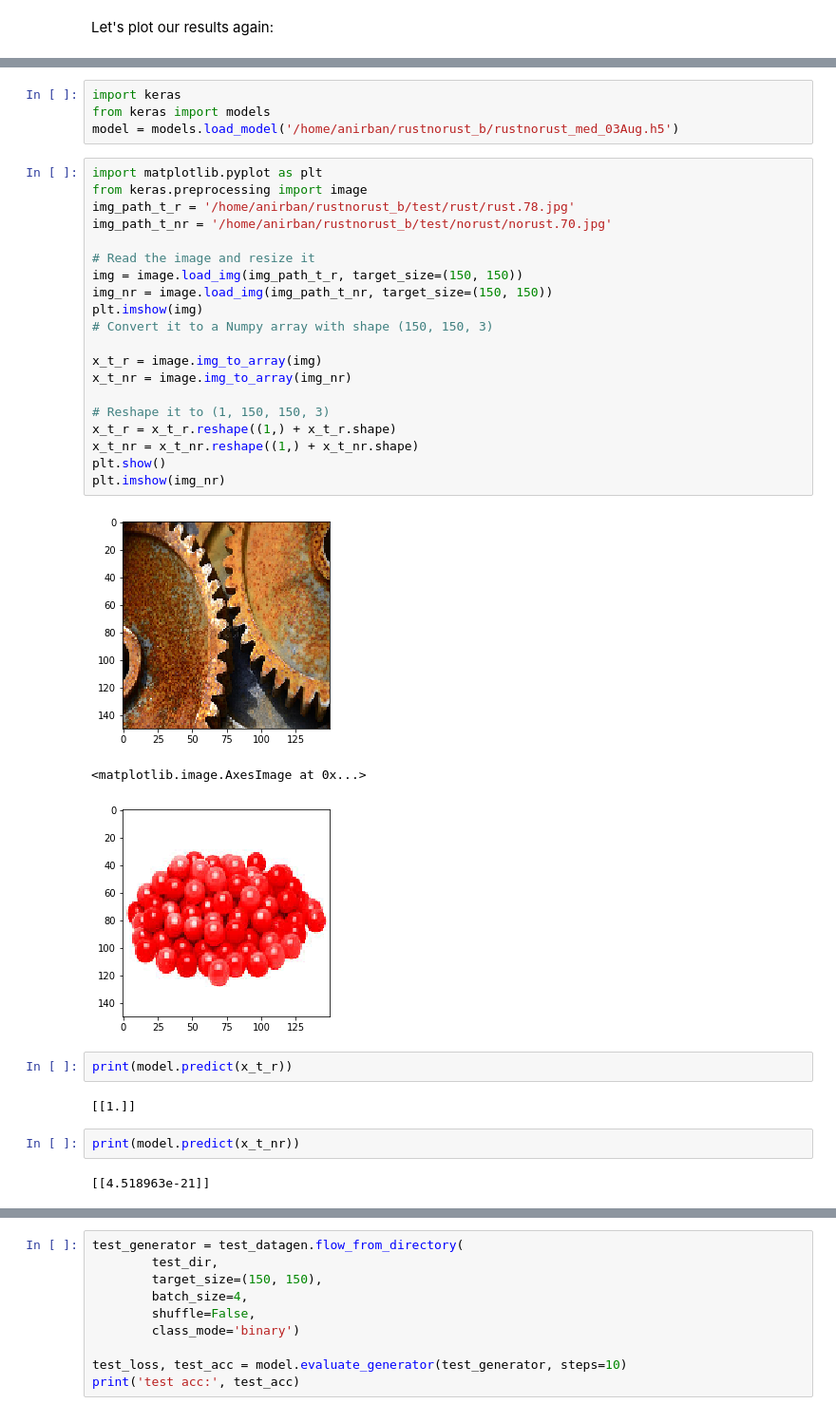
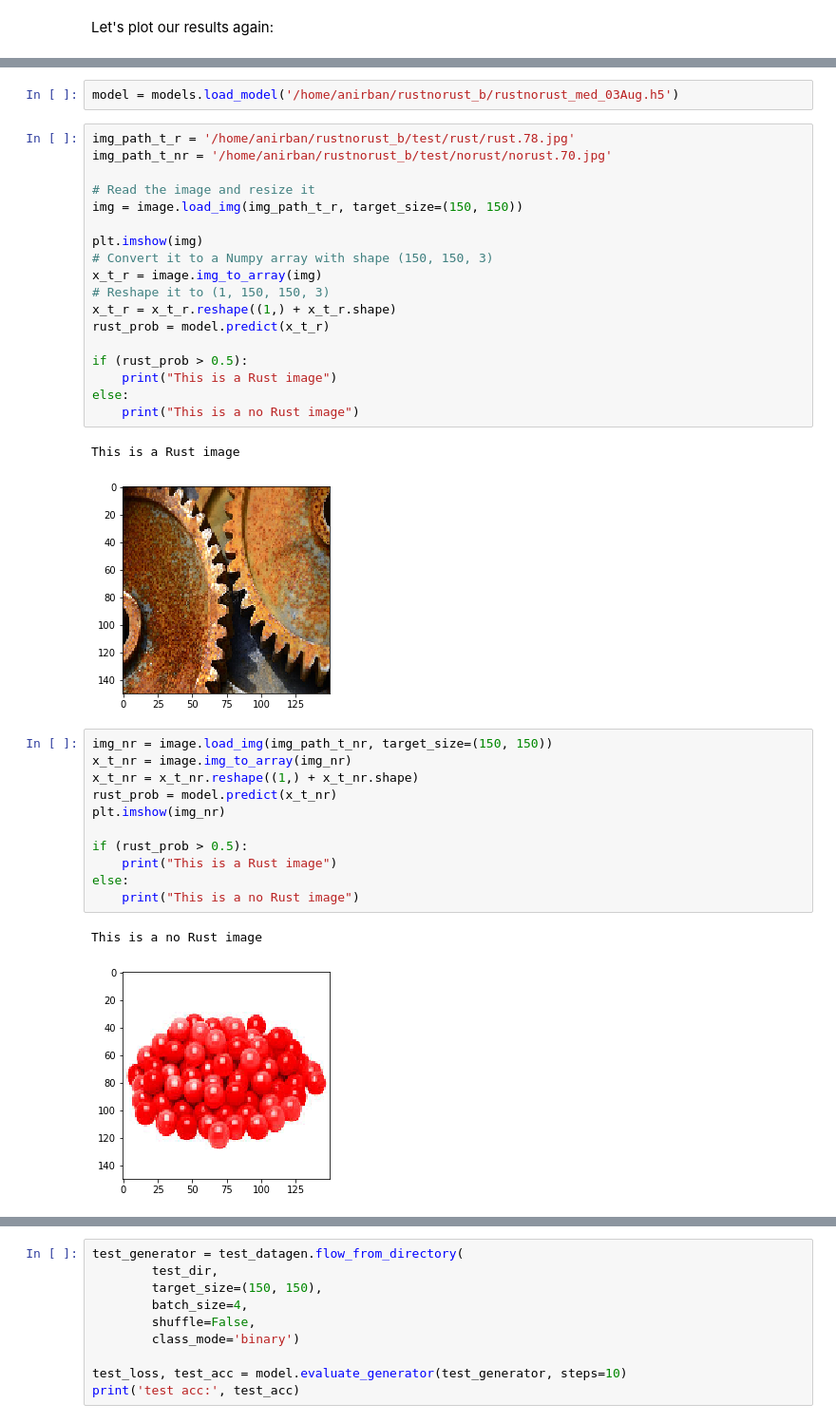
Before and after one commit to anirbankonar123/CorrosionDetector, a Jupyter notebook: rust_det-using-a-pretrained-convnet-VGG16.ipynb, the cells around one changed output, grey strips where cells are left out. Shown at 95% size. Cells and saved outputs as stored; diff of their text form.

```diff
--- a/rust_det-using-a-pretrained-convnet-VGG16.ipynb
+++ b/rust_det-using-a-pretrained-convnet-VGG16.ipynb
@@ -313,36 +319,37 @@ plt.show()
 # %%
-import keras
-from keras import models
 model = models.load_model('/home/anirban/rustnorust_b/rustnorust_med_03Aug.h5')
 # %%
-import matplotlib.pyplot as plt
-from keras.preprocessing import image
 img_path_t_r = '/home/anirban/rustnorust_b/test/rust/rust.78.jpg'
 img_path_t_nr = '/home/anirban/rustnorust_b/test/norust/norust.70.jpg'
 
 # Read the image and resize it
 img = image.load_img(img_path_t_r, target_size=(150, 150))
-img_nr = image.load_img(img_path_t_nr, target_size=(150, 150))
+
 plt.imshow(img)
 # Convert it to a Numpy array with shape (150, 150, 3)
-
 x_t_r = image.img_to_array(img)
-x_t_nr = image.img_to_array(img_nr)
-
 # Reshape it to (1, 150, 150, 3)
 x_t_r = x_t_r.reshape((1,) + x_t_r.shape)
-x_t_nr = x_t_nr.reshape((1,) + x_t_nr.shape)
-plt.show()
-plt.imshow(img_nr)
+rust_prob = model.predict(x_t_r)
+
+if (rust_prob > 0.5):
+    print("This is a Rust image")
+else:
+    print("This is a no Rust image")
 # %% [output]
+This is a Rust image
 [figure]
-<matplotlib.image.AxesImage at 0x...>
-[figure, removed]
-# %%
-print(model.predict(x_t_r))
-# %% [output]
-[[1.]]
-# %%
-print(model.predict(x_t_nr))
-# %% [output]
-[[4.518963e-21]]
+# %%
+img_nr = image.load_img(img_path_t_nr, target_size=(150, 150))
+x_t_nr = image.img_to_array(img_nr)
+x_t_nr = x_t_nr.reshape((1,) + x_t_nr.shape)
+rust_prob = model.predict(x_t_nr)
+plt.imshow(img_nr)
+
+if (rust_prob > 0.5):
+    print("This is a Rust image")
+else:
+    print("This is a no Rust image")
+# %% [output]
+This is a no Rust image
+[figure, added]
```
Also changed, not shown: parts of 16 cells of this notebook.
